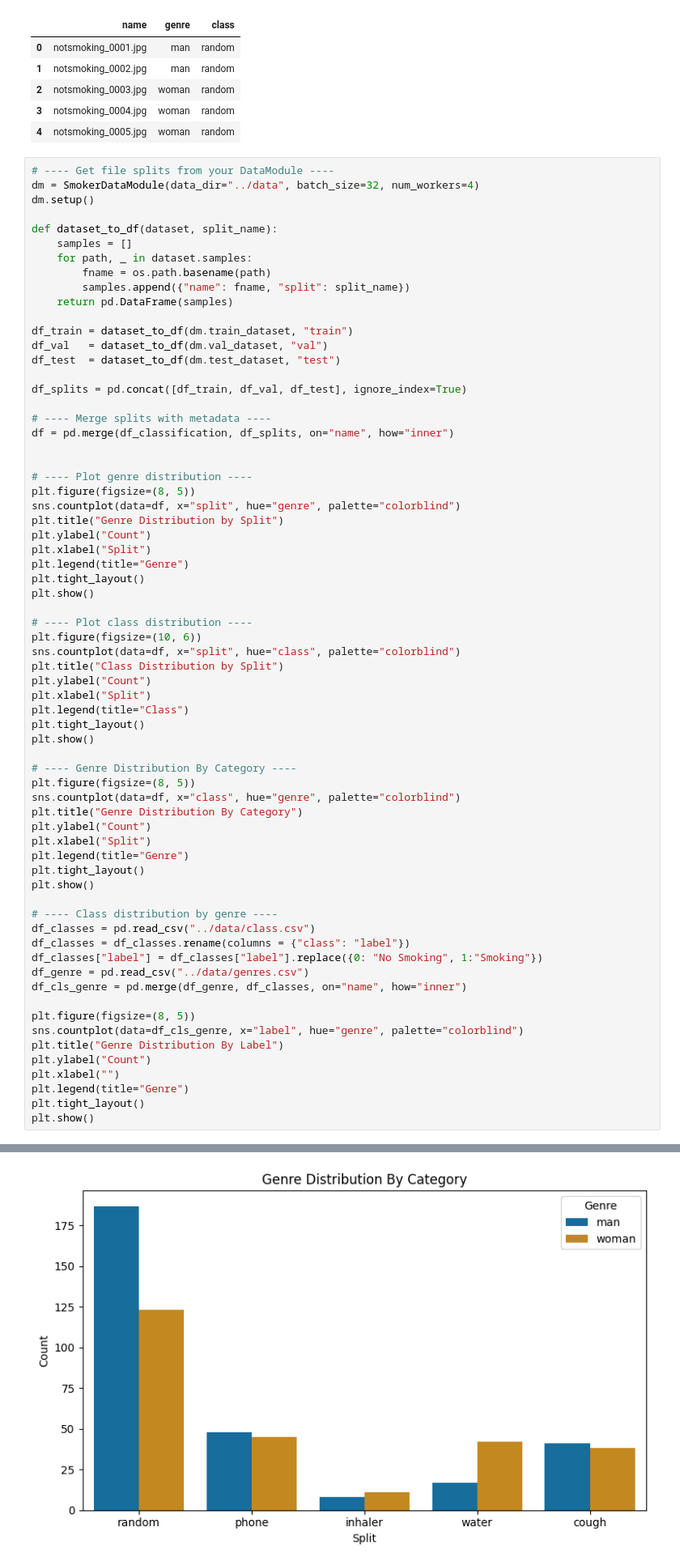
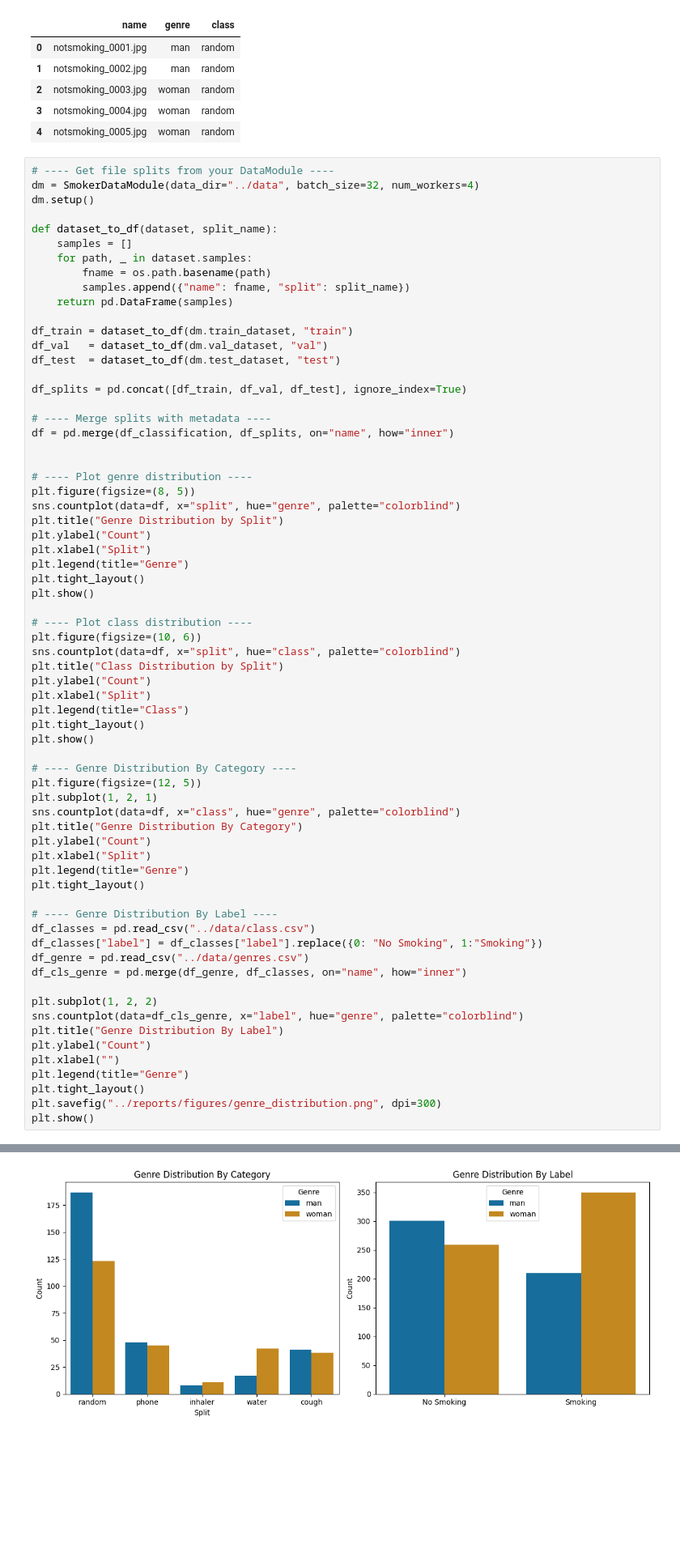
Before and after one commit to lantrol/SoftwareDevML, a Jupyter notebook: notebooks/data_exploration.ipynb, the cells around one changed output, grey strips where cells are left out. Shown at 81% size. Drawn from its saved outputs; the diff is of its cells as text; blank space fills up the shorter version.

Commit message:
New plots, new figures for reports

```diff
--- a/notebooks/data_exploration.ipynb
+++ b/notebooks/data_exploration.ipynb
@@ -189,36 +189,36 @@ sns.countplot(data=df, x="split", hue="class", palette="colorblind")
 plt.title("Class Distribution by Split")
 plt.ylabel("Count")
 plt.xlabel("Split")
 plt.legend(title="Class")
 plt.tight_layout()
 plt.show()
 
 # ---- Genre Distribution By Category ----
-plt.figure(figsize=(8, 5))
+plt.figure(figsize=(12, 5))
+plt.subplot(1, 2, 1)
 sns.countplot(data=df, x="class", hue="genre", palette="colorblind")
 plt.title("Genre Distribution By Category")
 plt.ylabel("Count")
 plt.xlabel("Split")
 plt.legend(title="Genre")
 plt.tight_layout()
-plt.show()
 
-# ---- Class distribution by genre ----
+# ---- Genre Distribution By Label ----
 df_classes = pd.read_csv("../data/class.csv")
-df_classes = df_classes.rename(columns = {"class": "label"})
 df_classes["label"] = df_classes["label"].replace({0: "No Smoking", 1:"Smoking"})
 df_genre = pd.read_csv("../data/genres.csv")
 df_cls_genre = pd.merge(df_genre, df_classes, on="name", how="inner")
 
-plt.figure(figsize=(8, 5))
+plt.subplot(1, 2, 2)
 sns.countplot(data=df_cls_genre, x="label", hue="genre", palette="colorblind")
 plt.title("Genre Distribution By Label")
 plt.ylabel("Count")
 plt.xlabel("")
 plt.legend(title="Genre")
 plt.tight_layout()
+plt.savefig("../reports/figures/genre_distribution.png", dpi=300)
 plt.show()
 # %% [output]
 [figure]
 [figure]
-[figure, old version]
+[figure, new version]
```
Also changed, not shown: parts of 3 cells of this notebook, 10 other files.
